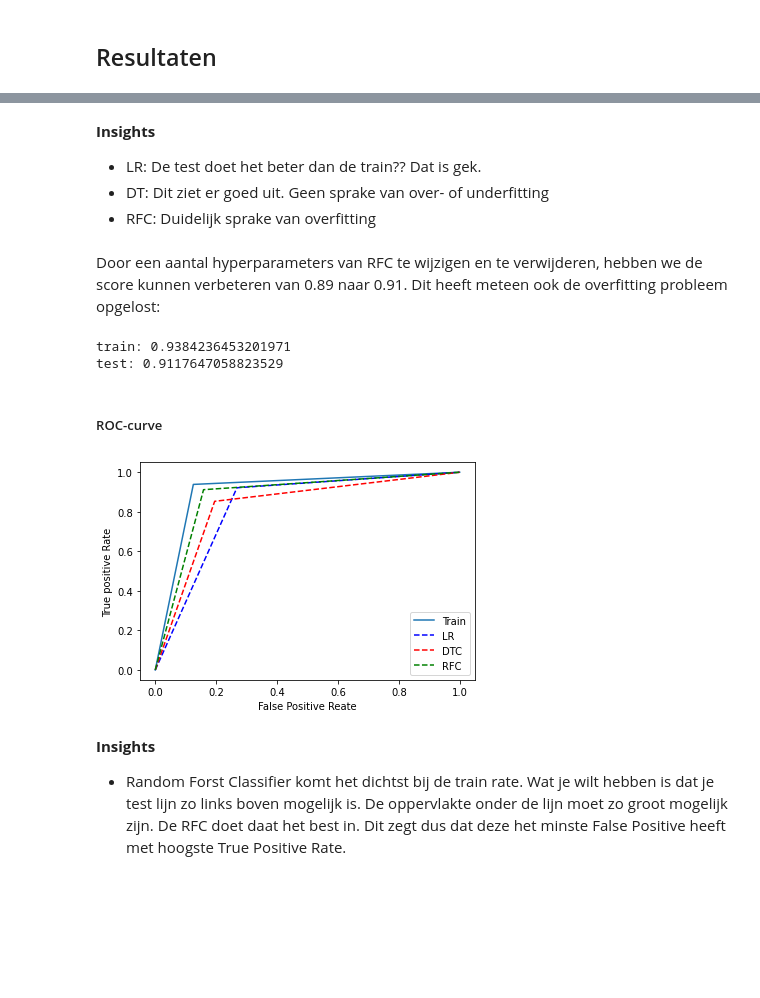
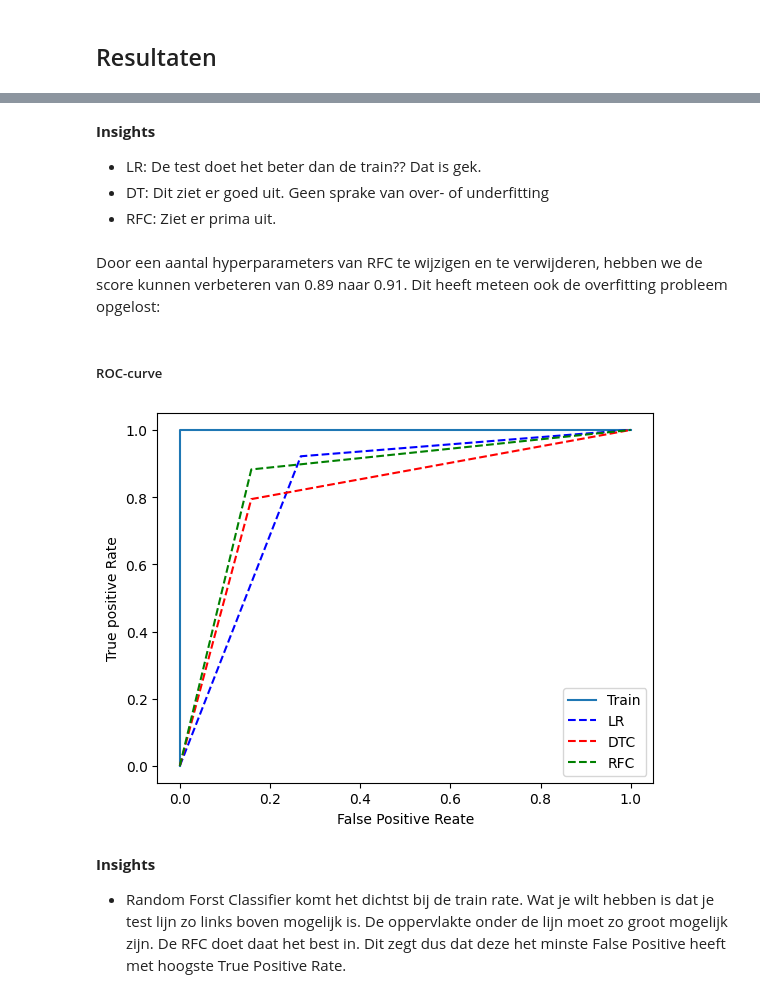
Before and after one commit to Mysurii/Minoi-AAI, a Jupyter notebook: Machine Learning/heart_disease.ipynb, the cells around one changed output, grey strips where cells are left out. Drawn from its saved outputs; the diff is of its cells as text; code cells hidden in the pictures; blank space fills up the shorter version.

```diff
--- a/Machine Learning/heart_disease.ipynb
+++ b/Machine Learning/heart_disease.ipynb
@@ -413,6 +426,14 @@ clf.best_params_
 
 {'max_depth': 3, 'max_leaf_nodes': 5, 'min_samples_split': 2} zijn dus de optimale parameters. Zelf had ik een grotere max_depth verwacht.
 # %%
+from time import time
+
+start = time()
+
 dtc = DecisionTreeClassifier(max_depth=3, max_leaf_nodes=8, min_samples_split=2, random_state=11)
 
 dtc.fit(X_train, y_train)
+
+end = time()
+
+dt_train_time = end - start
@@ -447,7 +466,7 @@ random_grid = {'n_estimators': n_estimators,
                'min_samples_leaf': min_samples_leaf}
 
 
-rrfc = RandomizedSearchCV(RandomForestClassifier(random_state=11), random_grid, cv=10, n_jobs=-1, verbose=2, scoring='recall')
+rrfc = RandomizedSearchCV(RandomForestClassifier(random_state=11), random_grid, cv=10, n_jobs=-1, scoring='recall')
 
 rrfc.fit(X_train, y_train)
 
@@ -500,5 +502,10 @@ RandomForestClassifier(max_depth=4, max_features='sqrt', min_samples_leaf=4,
 
 De beste paramters zijn dus: max_depth=5, max_features='sqrt', min_samples_leaf=4, n_estimators=98, random_state=11
 # %%
+start = time()
 rfc = RandomForestClassifier(max_depth=5, max_features='sqrt', n_estimators=98, min_samples_leaf=4, random_state=11)
 rfc.fit(X_train, y_train)
+
+end = time()
+
+rf_train_time = end - start
@@ -567,45 +579,39 @@ test: 0.8921568627450981
 **Insights**
 - LR: De test doet het beter dan de train?? Dat is gek.
 - DT: Dit ziet er goed uit. Geen sprake van over- of underfitting
-- RFC: Duidelijk sprake van overfitting
+- RFC: Ziet er prima uit.
 # %% [markdown]
 Door een aantal hyperparameters van RFC te wijzigen en te verwijderen, hebben we de score kunnen verbeteren van 0.89 naar 0.91. Dit heeft meteen ook de overfitting probleem opgelost:
-# %%
-plot_fitting(rfc)
-# %% [output]
-train: 0.9384236453201971
-test: 0.9117647058823529
 # %% [markdown]
 ##### ROC-curve
 # %%
 from sklearn.metrics import roc_curve, roc_auc_score
 
 lr_pred = lr.predict(X_test)
 dtc_pred = dtc.predict(X_test)
 rfc_pred = rfc.predict(X_test)
 
-train_pred = rfc.predict(X_train)
 
 auc = roc_auc_score(y_test, lr_pred)
 
-train_fpr, train_tpr, _ = roc_curve(y_train, train_pred)
+train_fpr, train_tpr, _ = roc_curve(y_test, y_test)
 
 lr_fpr, lr_tpr, _ = roc_curve(y_test, lr_pred)
 dtc_fpr, dtc_tpr, _ = roc_curve(y_test, dtc_pred)
 rfc_fpr, rfc_tpr, _ = roc_curve(y_test, rfc_pred)
 
 plt.plot()
 plt.plot(train_fpr, train_tpr)
 plt.plot(lr_fpr, lr_tpr, 'b--')
 plt.plot(dtc_fpr, dtc_tpr, linestyle='--', color='red')
 plt.plot(rfc_fpr, rfc_tpr, linestyle='--', color='green')
 plt.legend(['Train', 'LR', 'DTC', 'RFC'])
 plt.xlabel('False Positive Reate')
 plt.ylabel('True positive Rate')
 
 plt.show()
 # %% [output]
-[figure, old version]
+[figure, new version]
 # %% [markdown]
 **Insights**
 - Random Forst Classifier komt het dichtst bij de train rate. Wat je wilt hebben is dat je test lijn zo links boven mogelijk is. De oppervlakte onder de lijn moet zo groot mogelijk zijn. De RFC doet daat het best in. Dit zegt dus dat deze het minste False Positive heeft met hoogste True Positive Rate.
```
Also changed, not shown: parts of 24 cells of this notebook.
